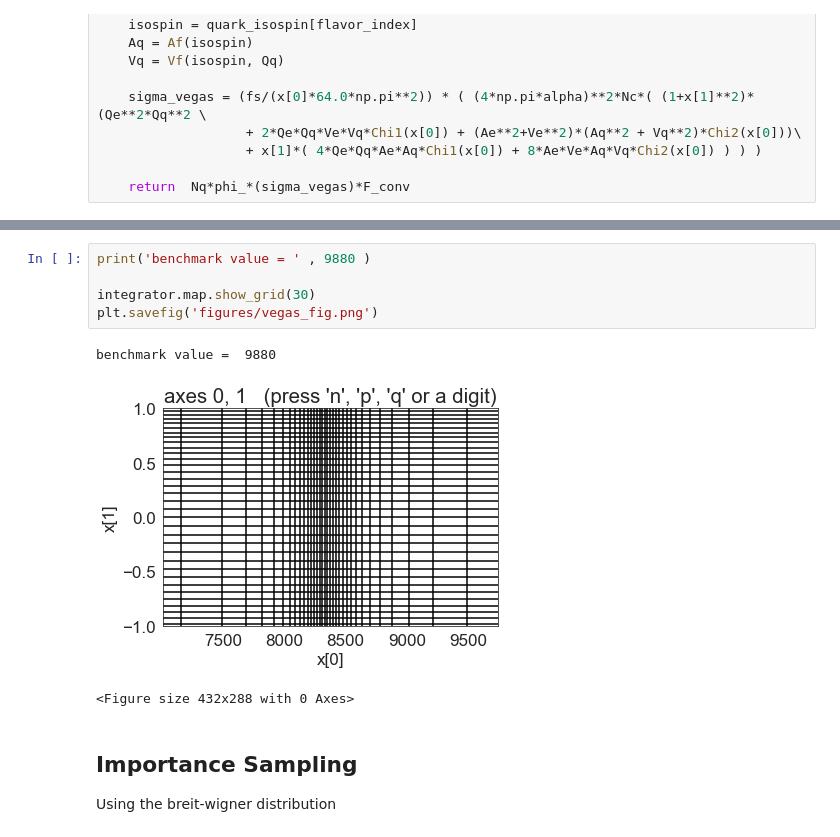
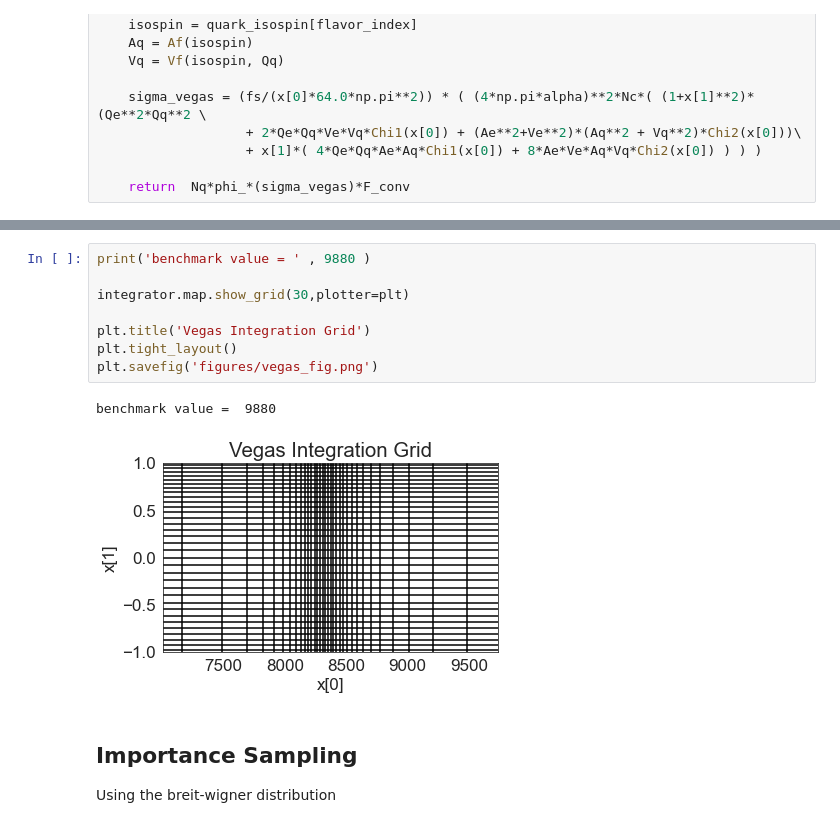
Before and after one commit to Ssalazar12/Physics, a Jupyter notebook: montecarlo_qcd/problem_1_montecarlo.ipynb, the cells around one changed output, grey strips where cells are left out. Saved outputs shown, nothing was run; the diff lists cells and outputs as text.

```diff
--- a/montecarlo_qcd/problem_1_montecarlo.ipynb
+++ b/montecarlo_qcd/problem_1_montecarlo.ipynb
@@ -380,12 +380,14 @@ cross_section_vegas.summary()
 # %%
 print('benchmark value = ' , 9880 )
 
-integrator.map.show_grid(30)
+integrator.map.show_grid(30,plotter=plt)
+
+plt.title('Vegas Integration Grid')
+plt.tight_layout()
 plt.savefig('figures/vegas_fig.png')
 # %% [output]
 benchmark value =  9880
-[figure, old version]
+[figure, new version]
-<Figure size 432x288 with 0 Axes>
 # %% [markdown]
 ## Importance Sampling
 
```
Also changed, not shown: parts of 12 cells of this notebook.
